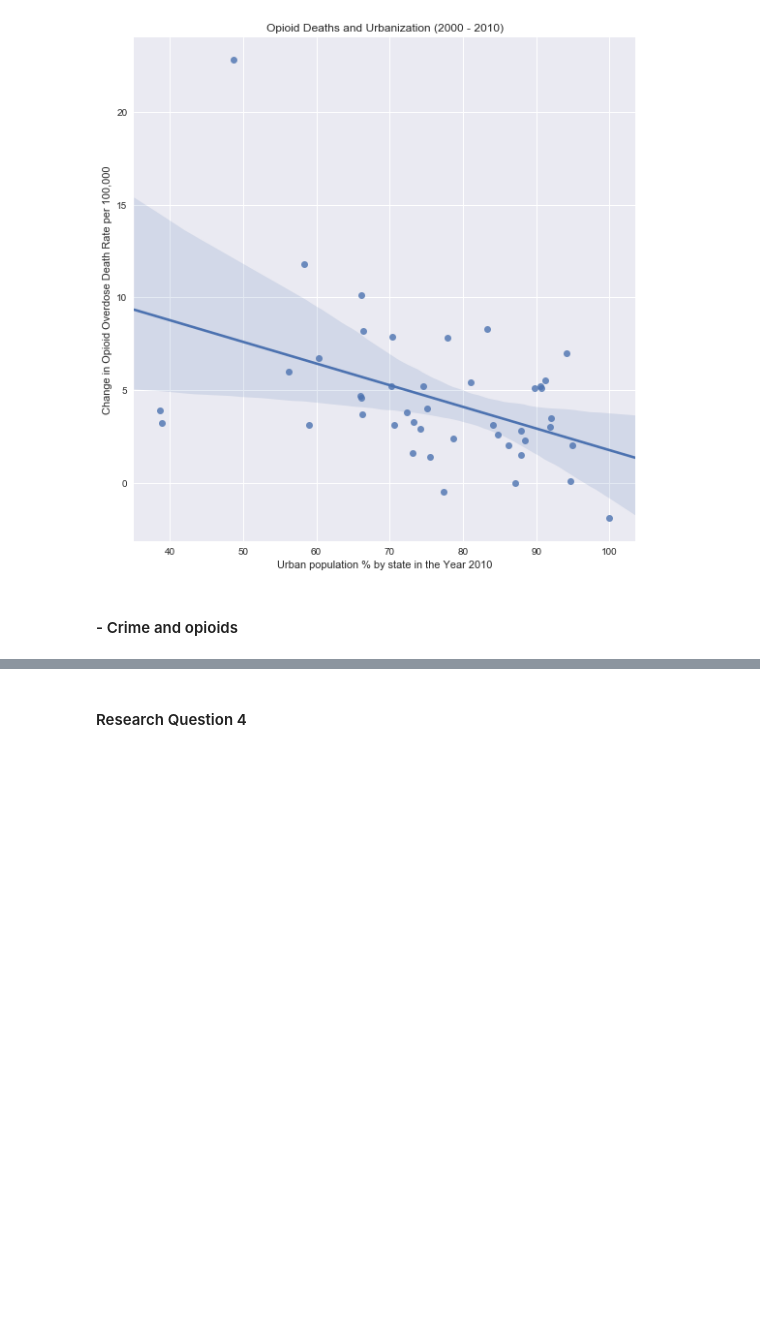
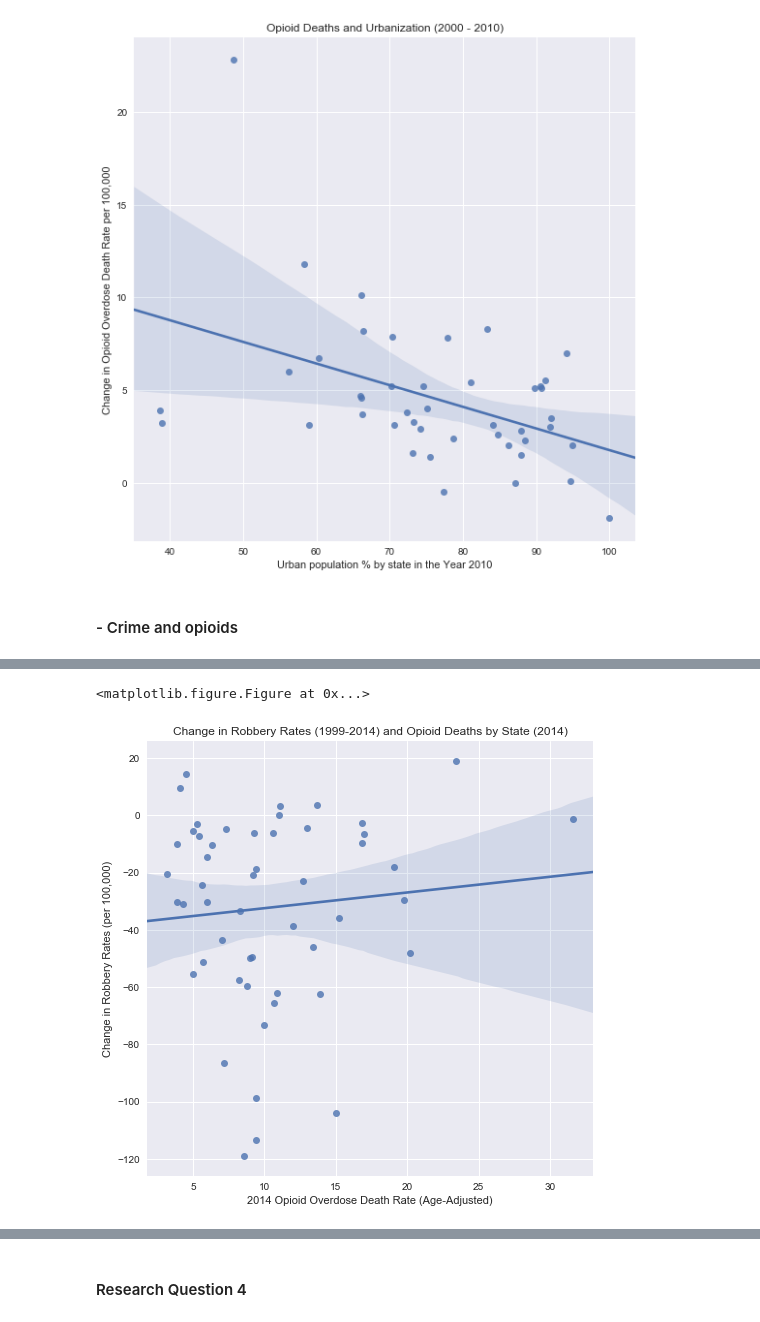
Before and after one commit to christa-fields/GWU_Databootcamp_Project_1, a Jupyter notebook: main.ipynb, the cells around one changed output, grey strips where cells are left out. Saved outputs shown, nothing was run; the diff lists cells and outputs as text; code cells hidden in the pictures; blank space fills up the shorter version.

```diff
--- a/main.ipynb
+++ b/main.ipynb
@@ -156,0 +211,14 @@ property2014_df.tail()
+# %%
+# Scatterplot of change in robbery rates and opioid deaths in 2014
+plt.figure(figsize=(8,8))
+sns.regplot(x=OpDeaths_Urb_df['2014__Opioid Overdose Death Rate (Age-Adjusted)'],\
+           y=violent_df['Robbery rate_change'])
+
+# set title and labels
+plt.title('Change in Robbery Rates (1999-2014) and Opioid Deaths by State (2014)')
+plt.xlabel('2014 Opioid Overdose Death Rate (Age-Adjusted)')
+plt.ylabel('Change in Robbery Rates (per 100,000)')
+plt.show()
+# %% [output]
+<matplotlib.figure.Figure at 0x...>
+[figure, added]
```
Also changed, not shown: parts of 6 cells of this notebook.
